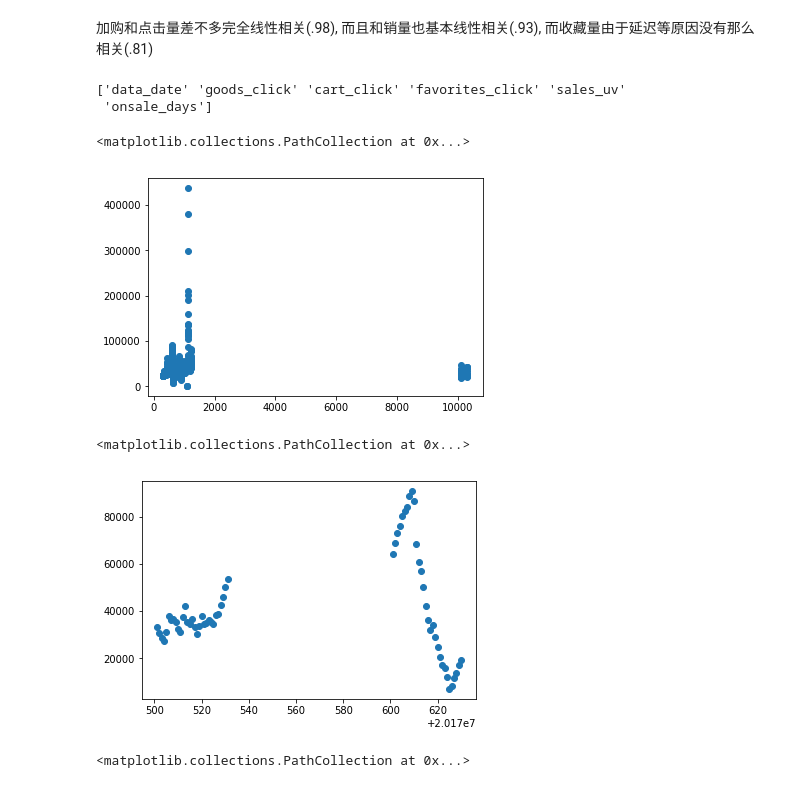
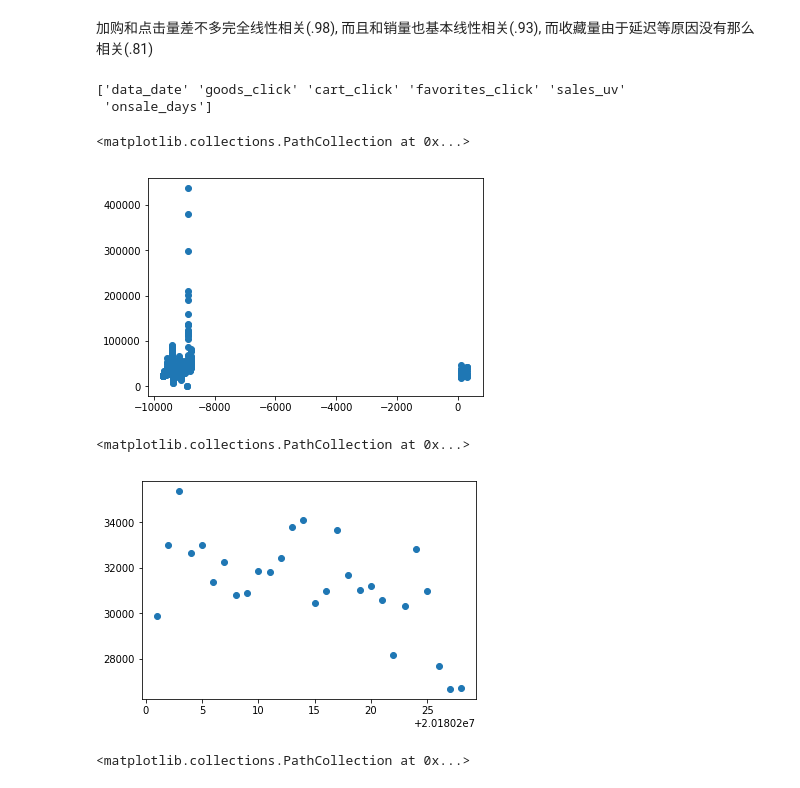
Before and after one commit to pjpjq/supply-chain-prediction-competition, a Jupyter notebook: notebooks/visualize_data.ipynb, the cells around one changed output. Saved outputs shown, nothing was run; the diff lists cells and outputs as text; code cells hidden in the pictures.

```diff
--- a/notebooks/visualize_data.ipynb
+++ b/notebooks/visualize_data.ipynb
@@ -25,13 +27,3 @@ from scipy.stats.mstats import winsorize
 from sklearn.preprocessing import OneHotEncoder
 # %% [markdown]
 ## Feature Exploration, Engineering and Cleaning
-# %%
-# Load datasets 好慢啊
-low_memory = False
-
-goods_promote_price = pd.read_csv('../datasets/goods_promote_price.csv', low_memory=low_memory, thousands=',')
-goods_sku_relation = pd.read_csv('../datasets/goods_sku_relation.csv', low_memory=low_memory, thousands=',')
-goodsale = pd.read_csv('../datasets/goodsale.csv', low_memory=low_memory, thousands=',')
-goodsdaily = pd.read_csv('../datasets/goodsdaily.csv', low_memory=low_memory, thousands=',')
-marketing = pd.read_csv('../datasets/marketing.csv', low_memory=low_memory, thousands=',')
-goodsinfo = pd.read_csv('../datasets/goodsinfo.csv', low_memory=low_memory, thousands=',')
@@ -128,20 +170,20 @@ sns.heatmap(daily_sum.astype(float).corr(),linewidths=0.1,vmax=1.0,
 # TODO: 整合出新 feature: popularity 或者说 user_interest
 # %%
 print(daily_sum.columns.values)
-plt.scatter(daily_sum['data_date'] - 20170000, daily_sum['sales_uv'])
+plt.scatter(daily_sum['data_date'] - 20180000, daily_sum['sales_uv'])
 # %% [output]
 ['data_date' 'goods_click' 'cart_click' 'favorites_click' 'sales_uv'
  'onsale_days']
 <matplotlib.collections.PathCollection at 0x...>
-[figure, old version]
+[figure, new version]
 # %%
 # 挑几个月看下日销售情况
-first2mons_daily_sum = daily_sum[(20170500 < daily_sum['data_date']) & \
-                                 (daily_sum['data_date'] < 20170700)]
+first2mons_daily_sum = daily_sum[(20180200 < daily_sum['data_date']) & \
+                                 (daily_sum['data_date'] < 20180300)]
 plt.scatter(first2mons_daily_sum['data_date'], first2mons_daily_sum['sales_uv'])
 # %% [output]
 <matplotlib.collections.PathCollection at 0x...>
-[figure, old version]
+[figure, new version]
 # %%
 first2mons_daily_sum = daily_sum[(20170300 < daily_sum['data_date']) & \
                                  (daily_sum['data_date'] < 20170800)]
```
Also changed, not shown: parts of 16 cells of this notebook.
